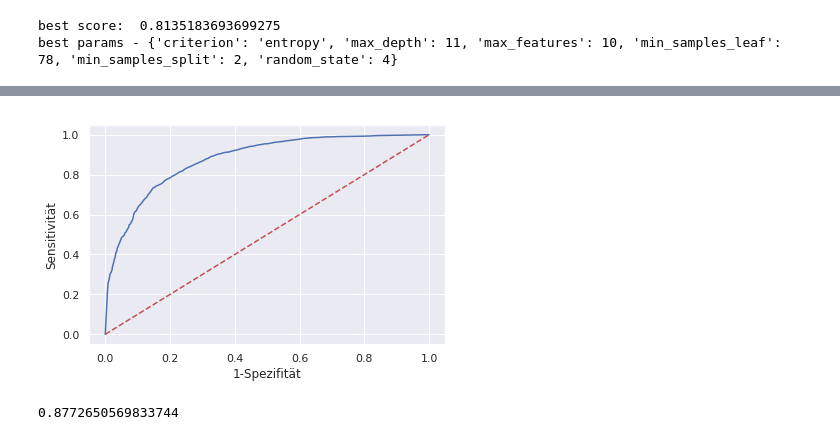
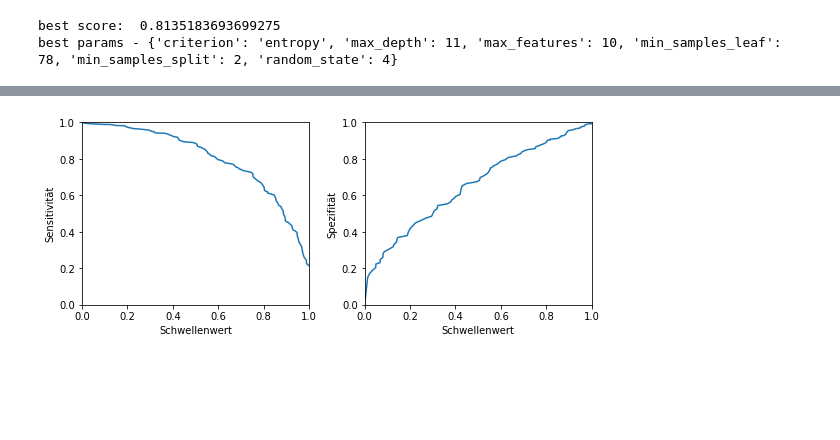
Before and after one commit to FranzWalgenbach/ModulML, a Jupyter notebook: Webseite/wetter/labor_wetter.ipynb, the cells around one changed output, grey strips where cells are left out. Drawn from its saved outputs; the diff is of its cells as text; code cells hidden in the pictures; blank space fills up the shorter version.

```diff
--- a/Webseite/wetter/labor_wetter.ipynb
+++ b/Webseite/wetter/labor_wetter.ipynb
@@ -231,13 +194,24 @@ Specificity 0.45927075252133437
 # %%
 def roc(clf):
-    # calculate the fpr and tpr for all thresholds of the classification
+    """
+    Plots the ROC on test data.
+
+    Parameters
+    ----------
+    clf : DecisionTreeClassifier or RandomForestClassifier
+        The model of the classifier
+    """
+
+    #Calculate prediction probabilities
     probs = clf.predict_proba(X_test)
     preds = probs[:,1]
+    #Calculate roc_auc
     fpr, tpr, threshold = metrics.roc_curve(y_test, preds)
     roc_auc = metrics.auc(fpr, tpr)
 
+    #Plot ROC
     plt.plot(fpr,tpr)
-    #plt.legend(loc = 'lower right')
+    #Plot random classifier performance
     plt.plot([0, 1], [0, 1],'r--')
     plt.xlim([1, 0])
     plt.xticks([1.0,0.8,0.6,0.4,0.2,0.0], [0.0,0.2,0.4,0.6,0.8,1.0])
@@ -250,11 +224,23 @@ def roc(clf):
     print(roc_auc)
 
 def sens(clf):
+    """
+    Plots the sensitivity/true positive rate/recall on test data.
+
+    Parameters
+    ----------
+    clf : DecisionTreeClassifier or RandomForestClassifier
+        The model of the classifier
+    """
+
+    #Calculate prediction probabilities
     probs = clf.predict_proba(X_test)
     preds = probs[:,1]
+    #Calculate roc_auc
     fpr, tpr, threshold = metrics.roc_curve(y_test, preds)
     roc_auc = metrics.auc(fpr, tpr)
 
+    #Plot sensitivity
     plt.plot(threshold,tpr)
     plt.xlim([0, 1])
     plt.ylim([0, 1])
@@ -265,11 +251,23 @@ def sens(clf):
     plt.show()
 
 def spez(clf):
+    """
+    Plots the specificity on test data.
+
+    Parameters
+    ----------
+    clf : DecisionTreeClassifier or RandomForestClassifier
+        The model of the classifier
+    """
+
+    #Calculate prediction probabilities
     probs = clf.predict_proba(X_test)
     preds = probs[:,1]
+    #Calculate roc_auc
     fpr, tpr, threshold = metrics.roc_curve(y_test, preds)
     roc_auc = metrics.auc(fpr, tpr)
 
+    #Plot specificity
     plt.plot(threshold,1-fpr)
 
     plt.xlim([0, 1])
@@ -279,36 +277,48 @@ def spez(clf):
 
     plt.tight_layout()
     plt.show()
 
 def sensspez(clf):
+    """
+    Plots the sensitivity and specificity on test data in a combined plot.
+
+    Parameters
+    ----------
+    clf : DecisionTreeClassifier or RandomForestClassifier
+        The model of the classifier
+    """
+
+    #Calculate prediction probabilities
     probs = clf.predict_proba(X_test)
     preds = probs[:,1]
+    #Calculate roc_auc
     fpr, tpr, threshold = metrics.roc_curve(y_test, preds)
     roc_auc = metrics.auc(fpr, tpr)
 
     plt.figure(figsize=(8, 6))
     plt.subplot(221)
+    #Plot sensitivity
     plt.plot(threshold,tpr)
     plt.xlim([0, 1])
     plt.ylim([0, 1])
     plt.ylabel('Sensitivität')
     plt.xlabel('Schwellenwert')
 
     plt.subplot(222)
+    #Plot specificity
     plt.plot(threshold,1-fpr)
 
     plt.xlim([0, 1])
     plt.ylim([0, 1])
     plt.ylabel('Spezifität')
     plt.xlabel('Schwellenwert')
 
     plt.tight_layout()
     plt.show()
 
-roc(clfBestParams)
+sensspez(clfBestParams)
 # %% [output]
-[figure, old version]
+[figure, new version]
-0.8772650569833744
 # %%
 #Random Forest
 rf = ensemble.RandomForestClassifier(random_state=7)
```
Also changed, not shown: parts of 13 cells of this notebook, 11 other files.
